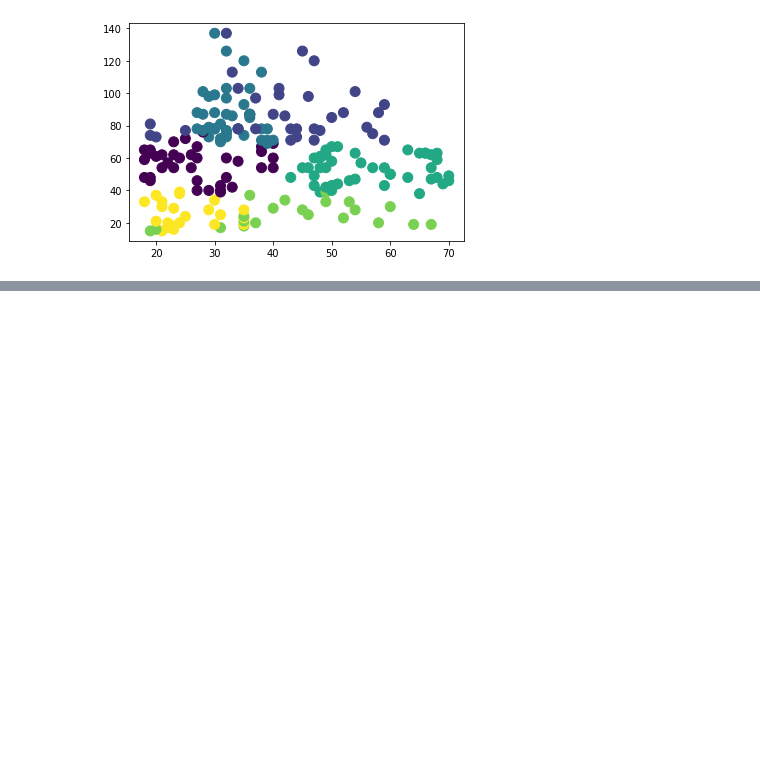
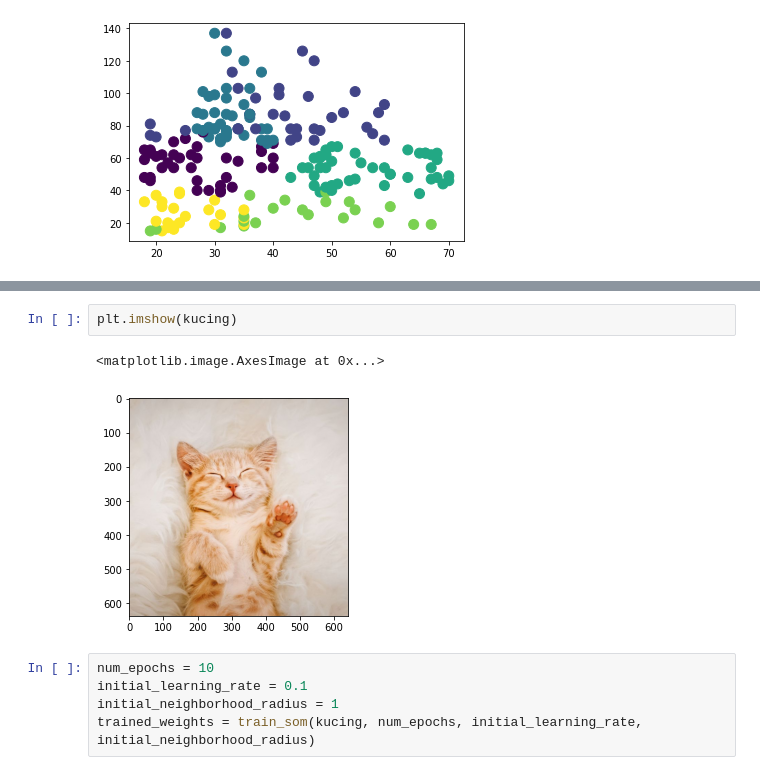
Before and after one commit to Aikhusy/Random, a Jupyter notebook: ULARNAGA/micinlerning/kmc/Tugas7.ipynb, the cells around one changed output, grey strips where cells are left out. Cells and saved outputs as stored; diff of their text form; blank space fills up the shorter version.

```diff
--- a/ULARNAGA/micinlerning/kmc/Tugas7.ipynb
+++ b/ULARNAGA/micinlerning/kmc/Tugas7.ipynb
@@ -110,0 +161,10 @@ plt.scatter(X.iloc[:, 0], X.iloc[:, 1], s = 100, c=labels)
+# %%
+plt.imshow(kucing)
+# %% [output]
+<matplotlib.image.AxesImage at 0x...>
+[figure, added]
+# %%
+num_epochs = 10
+initial_learning_rate = 0.1
+initial_neighborhood_radius = 1
+trained_weights = train_som(kucing, num_epochs, initial_learning_rate, initial_neighborhood_radius)
```
Also changed, not shown: parts of 3 cells of this notebook, 2 other files.
